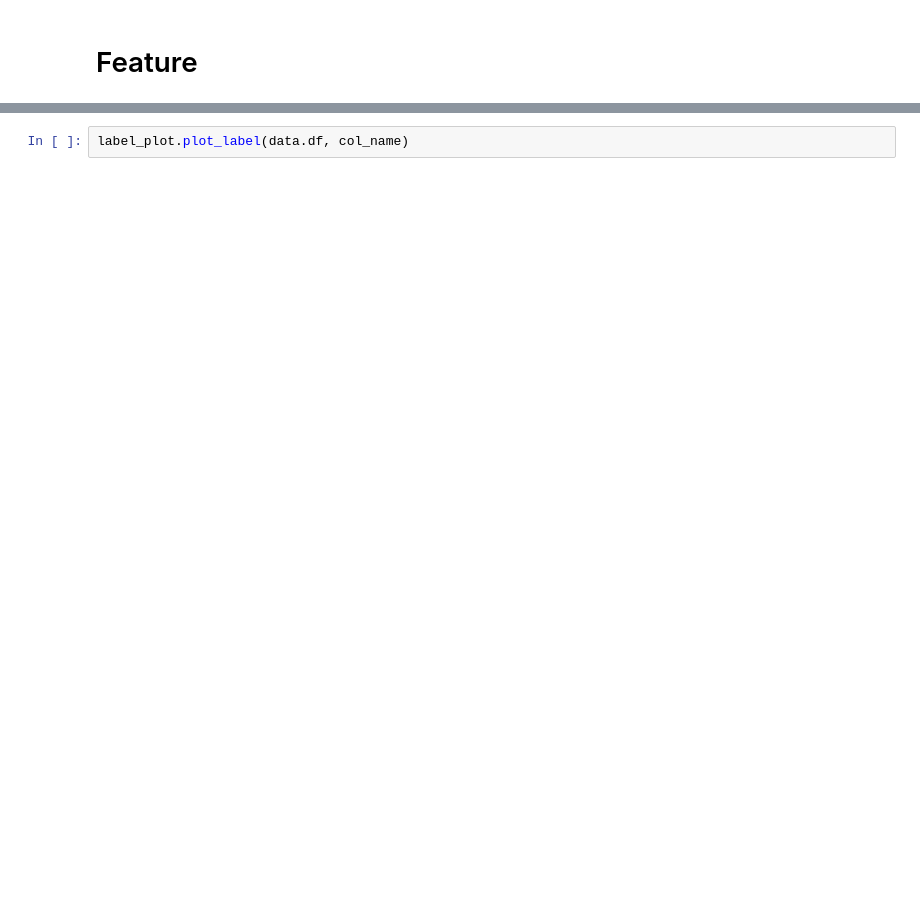
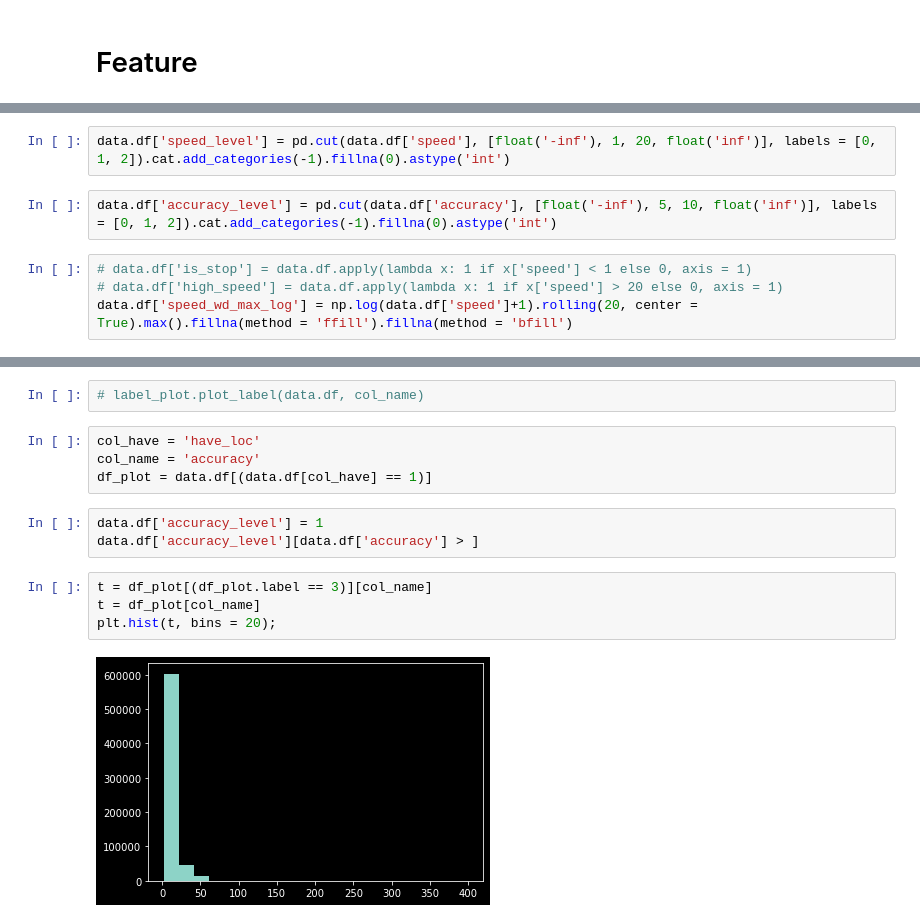
Before and after one commit to Ryanna-github/SHL2021, a Jupyter notebook: 2021-05-21_feature_explore.ipynb, the cells around one changed output, grey strips where cells are left out. Cells and saved outputs as stored; diff of their text form; blank space fills up the shorter version.

```diff
--- a/2021-05-21_feature_explore.ipynb
+++ b/2021-05-21_feature_explore.ipynb
@@ -57,0 +60,8 @@ col_name = 'speed'
+# %%
+data.df['speed_level'] = pd.cut(data.df['speed'], [float('-inf'), 1, 20, float('inf')], labels = [0, 1, 2]).cat.add_categories(-1).fillna(0).astype('int')
+# %%
+data.df['accuracy_level'] = pd.cut(data.df['accuracy'], [float('-inf'), 5, 10, float('inf')], labels = [0, 1, 2]).cat.add_categories(-1).fillna(0).astype('int')
+# %%
+# data.df['is_stop'] = data.df.apply(lambda x: 1 if x['speed'] < 1 else 0, axis = 1)
+# data.df['high_speed'] = data.df.apply(lambda x: 1 if x['speed'] > 20 else 0, axis = 1)
+data.df['speed_wd_max_log'] = np.log(data.df['speed']+1).rolling(20, center = True).max().fillna(method = 'ffill').fillna(method = 'bfill')
@@ -58,2 +93,15 @@ col_name = 'speed'
 # %%
-label_plot.plot_label(data.df, col_name)
+# label_plot.plot_label(data.df, col_name)
+# %%
+col_have = 'have_loc'
+col_name = 'accuracy'
+df_plot = data.df[(data.df[col_have] == 1)]
+# %%
+data.df['accuracy_level'] = 1
+data.df['accuracy_level'][data.df['accuracy'] > ]
+# %%
+t = df_plot[(df_plot.label == 3)][col_name]
+t = df_plot[col_name]
+plt.hist(t, bins = 20);
+# %% [output]
+[figure, added]
```
Also changed, not shown: parts of 18 cells of this notebook, 4 other files.
